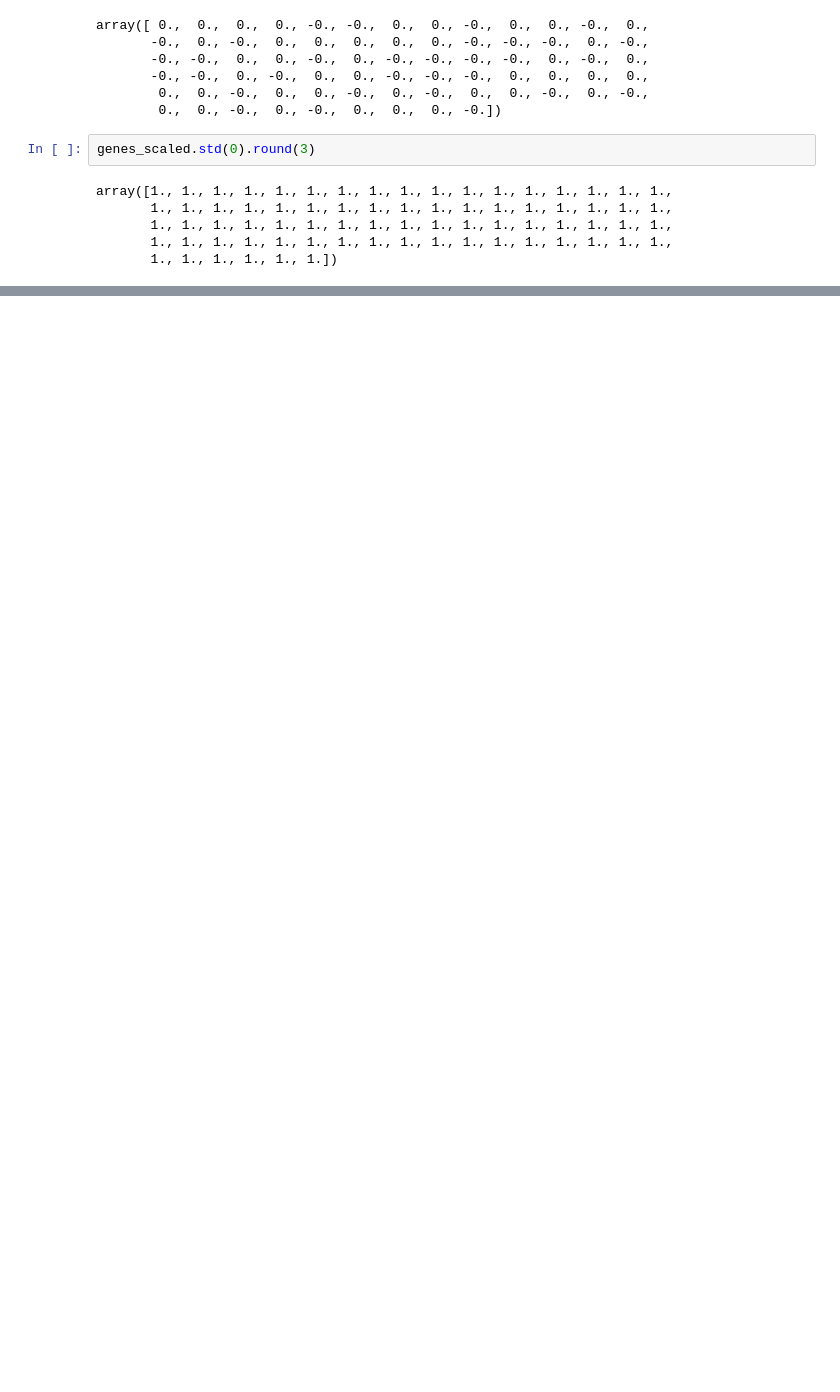
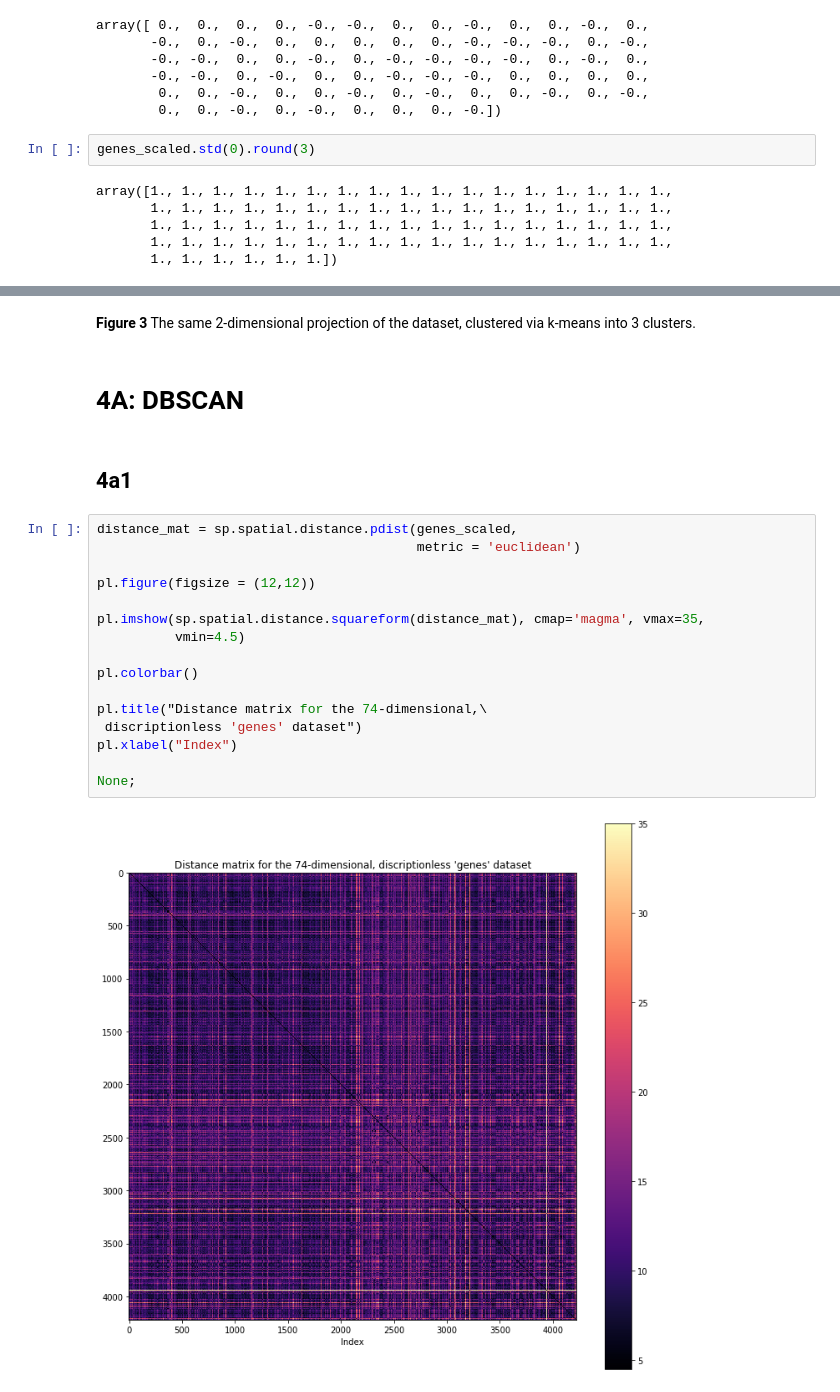
Before and after one commit to sheamusfitz/DSPS_jFitzgerald, a Jupyter notebook: HW10/HW10_jFitzgerald.ipynb, the cells around one changed output, grey strips where cells are left out. Saved outputs shown, nothing was run; the diff lists cells and outputs as text; blank space fills up the shorter version.

```diff
--- a/HW10/HW10_jFitzgerald.ipynb
+++ b/HW10/HW10_jFitzgerald.ipynb
@@ -98,0 +182,24 @@ array([1., 1., 1., 1., 1., 1., 1., 1., 1., 1., 1., 1., 1., 1., 1., 1., 1.,
+# %% [markdown]
+**Figure 3** The same 2-dimensional projection of the dataset, clustered via k-means into 3 clusters.
+# %% [markdown]
+# 4A: DBSCAN
+# %% [markdown]
+## 4a1
+# %%
+distance_mat = sp.spatial.distance.pdist(genes_scaled,
+                                         metric = 'euclidean')
+
+pl.figure(figsize = (12,12))
+
+pl.imshow(sp.spatial.distance.squareform(distance_mat), cmap='magma', vmax=35,
+          vmin=4.5)
+
+pl.colorbar()
+
+pl.title("Distance matrix for the 74-dimensional,\
+ discriptionless 'genes' dataset")
+pl.xlabel("Index")
+
+None;
+# %% [output]
+[figure, added]
```
Also changed, not shown: parts of 37 cells of this notebook, 1 other file.
